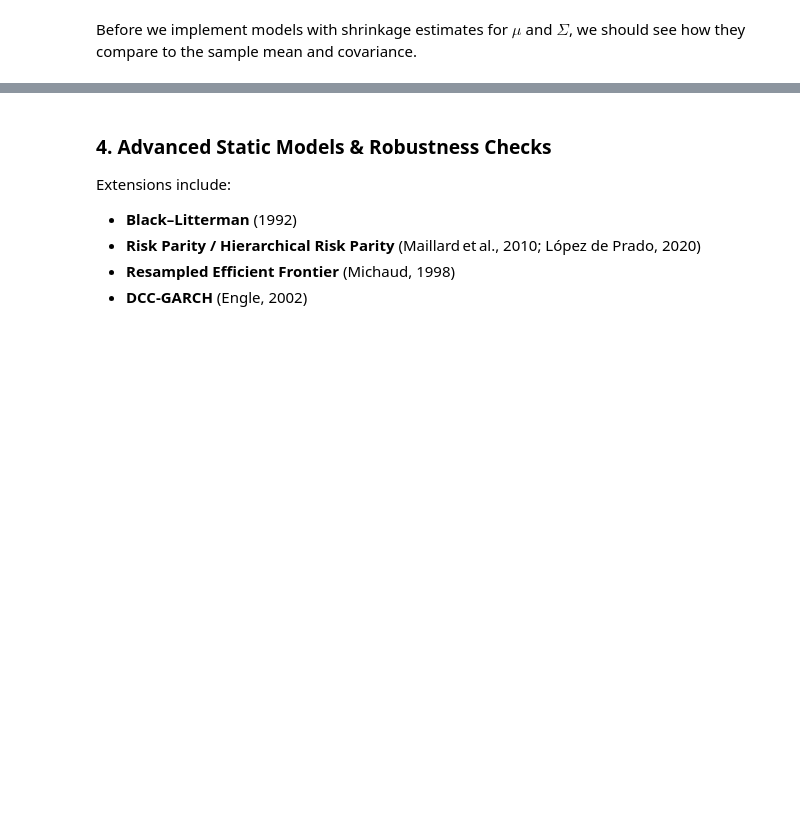
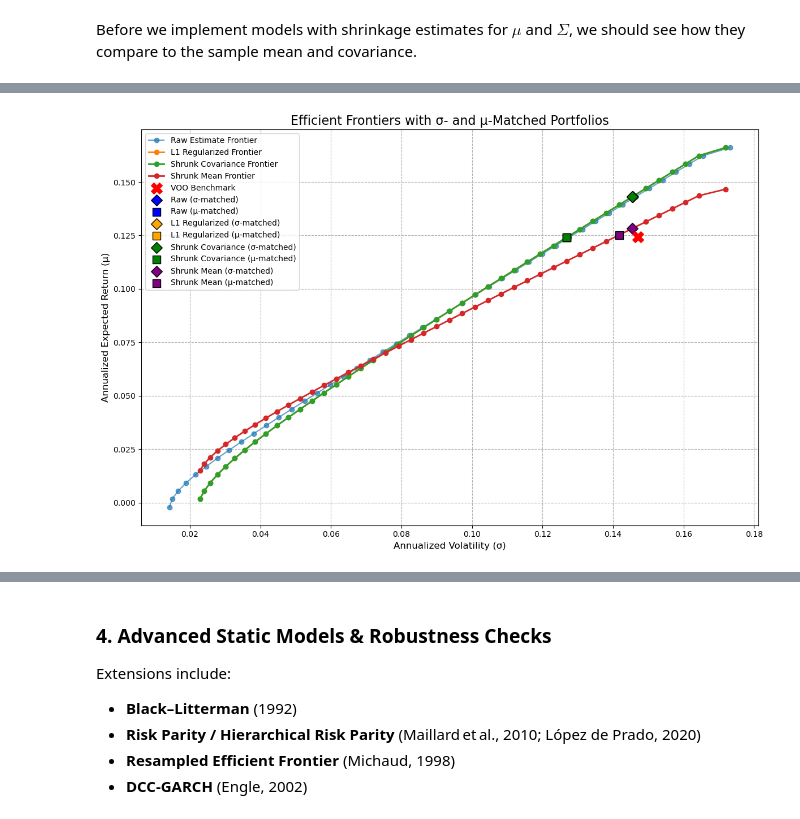
Before and after one commit to Fresearch99/etf_portfolio_optimization, a Jupyter notebook: Optimal_Portfolio_Analysis.ipynb, the cells around one changed output, grey strips where cells are left out. Cells and saved outputs as stored; diff of their text form; code cells hidden in the pictures; blank space fills up the shorter version.

```diff
--- a/Optimal_Portfolio_Analysis.ipynb
+++ b/Optimal_Portfolio_Analysis.ipynb
@@ -928,25 +1004,4 @@ annual_cov_shrunk = lw.covariance_ * 12
 # %%
-# ==============================================================================
-print("\n--- Section 3: Performing Static Mean-Variance Optimization ---")
-
-
-# --- 3a. Estimate Expected Returns and Covariance ---
-
-
-# --- 3b. Apply Shrinkage to Improve Covariance Estimates ---
-# Shrinkage techniques adjust historical sample estimates to be more stable.
-# Ledoit-Wolf shrinkage computes an optimal blend of the sample covariance
-# matrix and a more structured, less noisy target matrix.
-lw = LedoitWolf().fit(returns_monthly.values)
-annual_cov_shrunk = lw.covariance_ * 12
-
-# We will use the sample returns and the shrunk covariance for our primary models
-annual_mu = annual_mu_sample
-print("Annualized Expected Returns (Sample):")
-print(pd.Series(annual_mu, index=etf_symbols).round(4))
-
-# --- 3e. Generate Frontiers and Select Key Portfolios ---
-print("Generating efficient frontiers...")
 # Frontier using simple sample estimates
 ef_raw = prune_frontier(
     efficient_frontier(annual_cov_sample, annual_mu_sample, n_points=FRONTIER_POINTS)
@@ -961,6 +1016,10 @@ ef_reg_l1 = prune_frontier(
 ef_shrunk = prune_frontier(
     efficient_frontier(annual_cov_shrunk, annual_mu_sample, n_points=FRONTIER_POINTS)
 )
+# Frontier using also shrinkage-adjusted means
+ef_shrunk_mean = prune_frontier(
+    efficient_frontier(annual_cov_shrunk, annual_mu_shrunk_partial, n_points=FRONTIER_POINTS)
+)
 
 # Find portfolios on each frontier matching the VOO benchmark's risk or return
 _, w_mu_raw = select_portfolio(ef_raw, "mu", voo_mu_annual)
@@ -969,6 +1028,8 @@ _, w_mu_reg_l1 = select_portfolio(ef_reg_l1, "mu", voo_mu_annual)
 _, w_sigma_reg_l1 = select_portfolio(ef_reg_l1, "sigma", voo_sigma_annual)
 _, w_mu_shrunk = select_portfolio(ef_shrunk, "mu", voo_mu_annual)
 _, w_sigma_shrunk = select_portfolio(ef_shrunk, "sigma", voo_sigma_annual)
+_, w_mu_shrunk_mean = select_portfolio(ef_shrunk_mean, "mu", voo_mu_annual)
+_, w_sigma_shrunk_mean = select_portfolio(ef_shrunk_mean, "sigma", voo_sigma_annual)
 
 # Display the composition of selected portfolios
 portfolios_to_display = {
@@ -976,8 +1037,10 @@ portfolios_to_display = {
     "Raw (Risk-Matched)": w_sigma_raw,
     "L1 Regularized (Return-Matched)": w_mu_reg_l1,
     "L1 Regularized (Risk-Matched)": w_sigma_reg_l1,
-    "Shrunk (Return-Matched)": w_mu_shrunk,
-    "Shrunk (Risk-Matched)": w_sigma_shrunk,
+    "Shrunk Covariance (Return-Matched)": w_mu_shrunk,
+    "Shrunk Covariance (Risk-Matched)": w_sigma_shrunk,
+    "Shrunk Mean (Return-Matched)": w_mu_shrunk_mean,
+    "Shrunk Mean (Risk-Matched)": w_sigma_shrunk_mean,
 }
 
 for label, weights in portfolios_to_display.items():
@@ -991,31 +1054,45 @@ for label, weights in portfolios_to_display.items():
                 print(f"  {symbol} ({name}): {weights[i]:.2%}")
 
 
-# --- 3f. Plot Static Efficient Frontiers ---
+# --- Plot Static Efficient Frontiers ---
 plt.figure(figsize=(12, 8))
 plt.plot(ef_raw["sigma"], ef_raw["mu"], "o-", label="Raw Estimate Frontier", alpha=0.7)
 plt.plot(ef_reg_l1["sigma"], ef_reg_l1["mu"], "o-", label="L1 Regularized Frontier", lw=2)
 plt.plot(
     ef_shrunk["sigma"], ef_shrunk["mu"], "o-", label="Shrunk Covariance Frontier", lw=2
 )
-plt.scatter(
-    [voo_sigma_annual],
-    [voo_mu_annual],
-    color="red",
-    marker="X",
-    s=200,
-    label="VOO Benchmark",
-    zorder=5,
+plt.plot(
+    ef_shrunk_mean["sigma"], ef_shrunk_mean["mu"], "o-", label="Shrunk Mean Frontier", lw=2
 )
-plt.title(
-    "Efficient Frontiers: Raw vs. L1 Regularization vs. Shrunk Covariance", fontsize=16
-)
-plt.xlabel("Annualized Volatility (sigma)", fontsize=12)
-plt.ylabel("Annualized Expected Return (mu)", fontsize=12)
+# VOO benchmark
+plt.scatter([voo_sigma_annual], [voo_mu_annual], color="red", marker="X", s=200, label="VOO Benchmark", zorder=5)
+
+# Define portfolio styles
+portfolios = [
+    ("Raw", w_sigma_raw, w_mu_raw, annual_mu_sample, "blue"),
+    ("L1 Regularized", w_sigma_reg_l1, w_mu_reg_l1, annual_mu_sample, "orange"),
+    ("Shrunk Covariance", w_sigma_shrunk, w_mu_shrunk, annual_mu_sample, "green"),
+    ("Shrunk Mean", w_sigma_shrunk_mean, w_mu_shrunk_mean, annual_mu_shrunk_partial, "purple"),
+]
+
+# Plot sigma- and mu-matched portfolios
+for label, w_sigma, w_mu, mu_vec, color in portfolios:
+    if w_sigma is not None:
+        mu = w_sigma @ mu_vec
+        sigma = np.sqrt(w_sigma @ annual_cov_shrunk @ w_sigma)
+        plt.scatter(sigma, mu, marker="D", color=color, edgecolor="black", s=100, label=f"{label} (σ-matched)", zorder=4)
+
+    if w_mu is not None:
+        mu = w_mu @ mu_vec
+        sigma = np.sqrt(w_mu @ annual_cov_shrunk @ w_mu)
+        plt.scatter(sigma, mu, marker="s", color=color, edgecolor="black", s=100, label=f"{label} (μ-matched)", zorder=4)
+
+# Plot settings
+plt.title("Efficient Frontiers with σ- and μ-Matched Portfolios", fontsize=16)
+plt.xlabel("Annualized Volatility (σ)", fontsize=12)
+plt.ylabel("Annualized Expected Return (μ)", fontsize=12)
+plt.grid(True, linestyle="--")
 plt.legend()
-plt.grid(True, linestyle="--")
 plt.tight_layout()
 plt.show()
-
-
-# ==============================================================================
+# %% [output]
@@ -1021,0 +1116 @@ plt.show()
+[figure, added]
```
Also changed, not shown: parts of 9 cells of this notebook.
